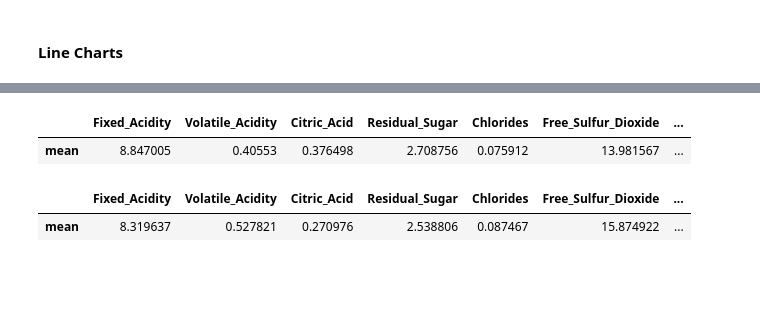
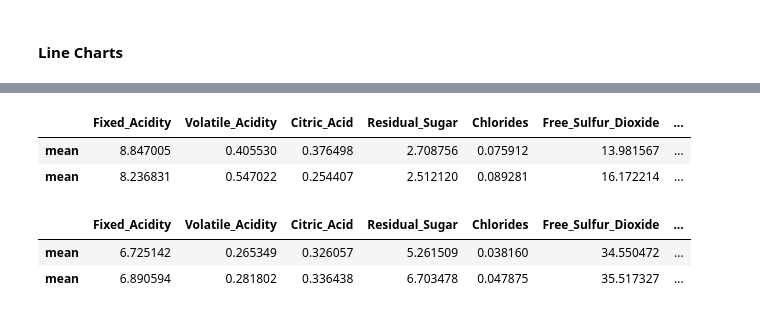
Before and after one commit to timc823/IST347, a Jupyter notebook: Project/Project.ipynb, the cells around one changed output, grey strips where cells are left out. Drawn from its saved outputs; the diff is of its cells as text; code cells hidden in the pictures; blank space fills up the shorter version.

```diff
--- a/Project/Project.ipynb
+++ b/Project/Project.ipynb
@@ -874,5 +870,0 @@ red_pd_1 = mean_1.to_frame().transpose()
-# %%
-red_pd_1
-# %% [output]
-|  | Fixed_Acidity | Volatile_Acidity | Citric_Acid | Residual_Sugar | Chlorides | Free_Sulfur_Dioxide | ... |
-| mean | 8.847005 | 0.40553 | 0.376498 | 2.708756 | 0.075912 | 13.981567 | ... |
@@ -883,5 +871,22 @@ red_pd = mean.to_frame().transpose()
-# %%
-red_pd
-# %% [output]
-|  | Fixed_Acidity | Volatile_Acidity | Citric_Acid | Residual_Sugar | Chlorides | Free_Sulfur_Dioxide | ... |
-| mean | 8.319637 | 0.527821 | 0.270976 | 2.538806 | 0.087467 | 15.874922 | ... |
+# %%
+def compare_good_bad(df):
+    good = df.loc[df['Quality'] >=7]
+    bad = df.loc[df['Quality']< 7]
+    good_df = good.describe().loc['mean', 'Fixed_Acidity': 'Alcohol'].to_frame().transpose()
+    bad_df = bad.describe().loc['mean', 'Fixed_Acidity': 'Alcohol'].to_frame().transpose()
+    good_df['Good/Bad'] = 'Good (Quality >= 7)'
+    bad_df['Good/Bad'] = 'Bad (Quality < 7)'
+    all_df = pd.concat([good_df, bad_df])
+    return all_df
+# %%
+compare_good_bad(red)
+# %% [output]
+|  | Fixed_Acidity | Volatile_Acidity | Citric_Acid | Residual_Sugar | Chlorides | Free_Sulfur_Dioxide | ... |
+| mean | 8.847005 | 0.405530 | 0.376498 | 2.708756 | 0.075912 | 13.981567 | ... |
+| mean | 8.236831 | 0.547022 | 0.254407 | 2.512120 | 0.089281 | 16.172214 | ... |
+# %%
+compare_good_bad(white)
+# %% [output]
+|  | Fixed_Acidity | Volatile_Acidity | Citric_Acid | Residual_Sugar | Chlorides | Free_Sulfur_Dioxide | ... |
+| mean | 6.725142 | 0.265349 | 0.326057 | 5.261509 | 0.038160 | 34.550472 | ... |
+| mean | 6.890594 | 0.281802 | 0.336438 | 6.703478 | 0.047875 | 35.517327 | ... |
```
Also changed, not shown: parts of 27 cells of this notebook, 1 other file.
